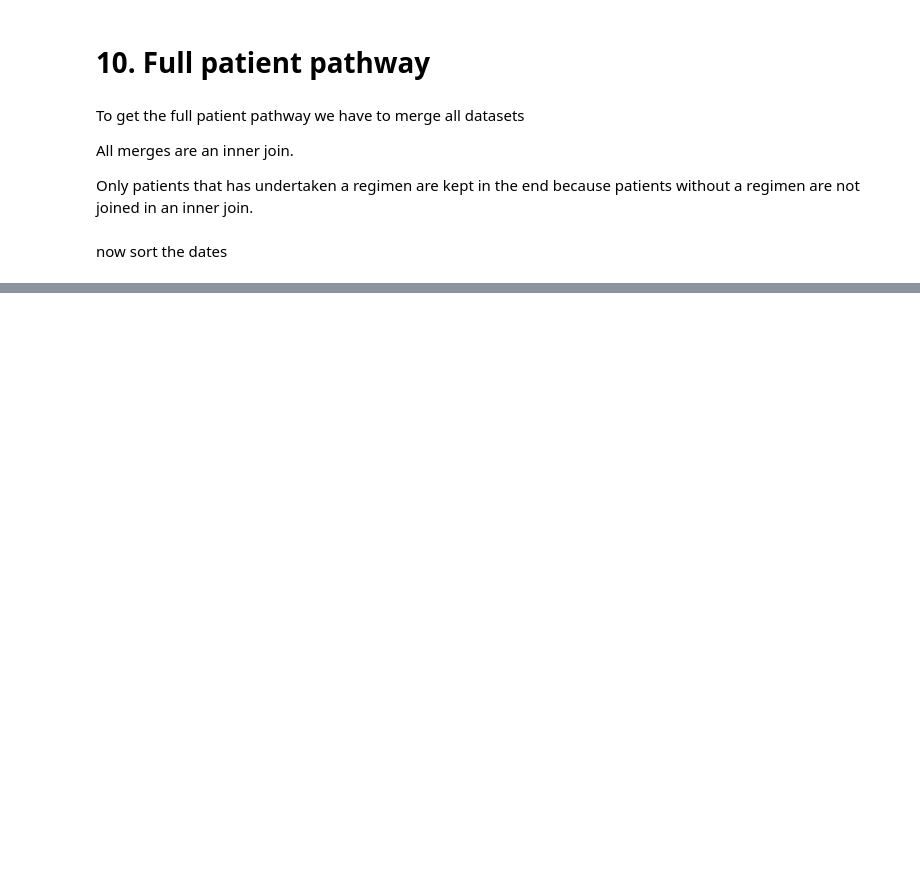
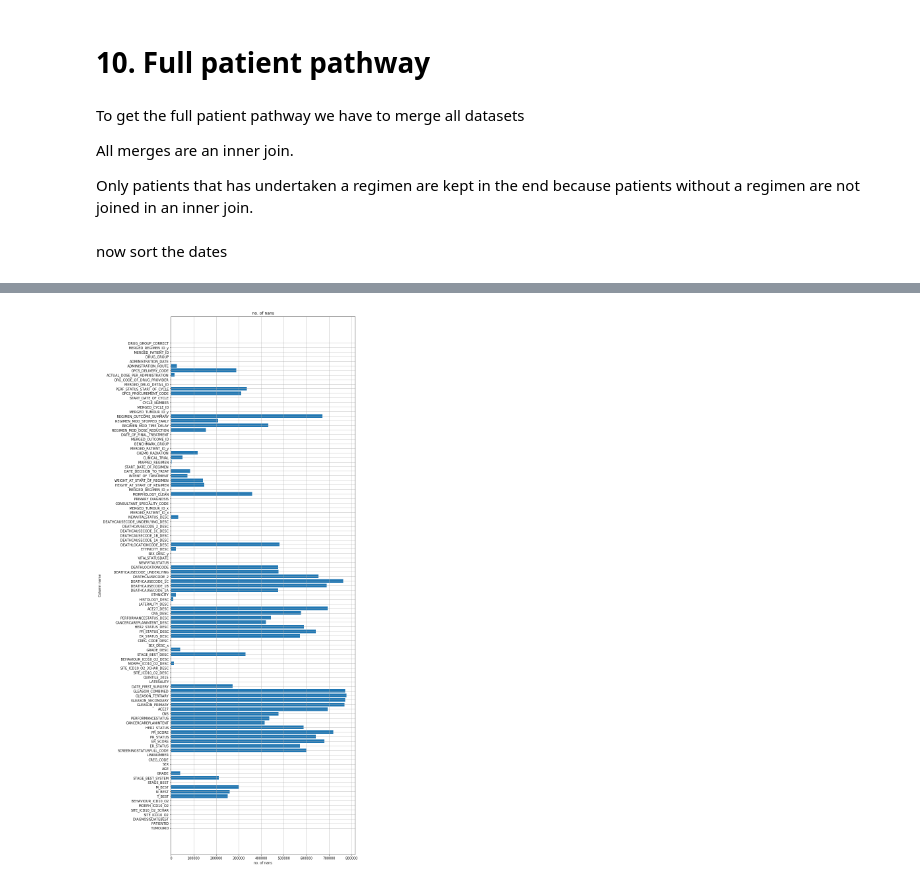
Before and after one commit to UCL-simulacrum/EDA, a Jupyter notebook: cancerdata_EDA.ipynb, the cells around one changed output, grey strips where cells are left out. Drawn from its saved outputs; the diff is of its cells as text; code cells hidden in the pictures; blank space fills up the shorter version.

Commit message:
made nan plot better, added cell to show unique dates

```diff
--- a/cancerdata_EDA.ipynb
+++ b/cancerdata_EDA.ipynb
@@ -336,0 +379,3 @@ sact_outcome.head()
+# %%
+sact_outcome = load.load_table('sact_outcome')
+sact_outcome.head()
@@ -360,7 +458,7 @@ for i in range(10):
 # %% [markdown]
 # 7. sact_cycle
 # %%
-sact_cycle = pd.read_csv('simulacrum_release_v1.1.0/sim_sact_cycle.csv', low_memory=False)
+sact_cycle = load.load_table('sact_cycle')
 display(sact_cycle.head())
 
 print('shape ',sact_cycle.shape)
@@ -367,7 +495,7 @@ print('shape ',sact_cycle.shape)
 # %% [markdown]
 # 8. sact_patient
 # %%
-sact_patient = pd.read_csv('simulacrum_release_v1.1.0/sim_sact_patient.csv')
+sact_patient = load.load_table('sact_patient')
 display(sact_patient.head())
 
 print('shape ',sact_patient.shape)
@@ -385,0 +512,3 @@ display(drug_detail.head())
+# %%
+drug_detail = load.load_table('sact_drug_detail')
+display(drug_detail.head())
@@ -575,0 +755,12 @@ xaxis=dict(
+# %%
+nans = full_patient_pathways.isna().sum()
+
+plt.figure(figsize=(10,30))
+plt.barh(nans.keys(),nans.values)
+plt.grid(True)
+plt.xlabel('no. of nans')
+plt.ylabel('Column name')
+plt.title('no. of nans')
+plt.show()
+# %% [output]
+[figure, added]
```
Also changed, not shown: parts of 36 cells of this notebook.
